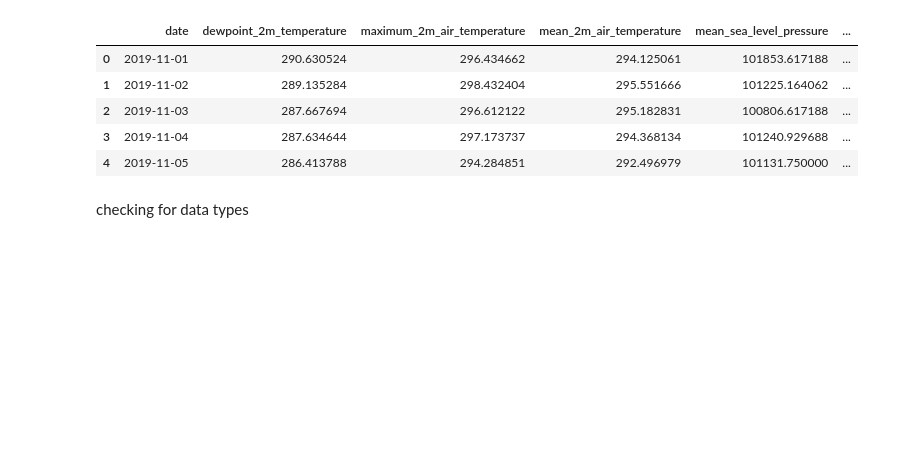
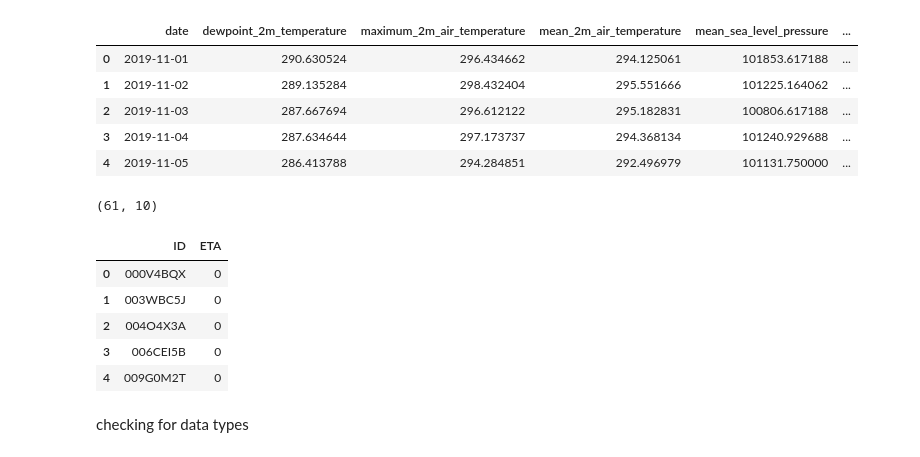
Before and after one commit to damzking/final-pro, a Jupyter notebook: Notebook/ETA-prediction.ipynb, the cells around one changed output. Cells and saved outputs as stored; diff of their text form; code cells hidden in the pictures; blank space fills up the shorter version.

```diff
--- a/Notebook/ETA-prediction.ipynb
+++ b/Notebook/ETA-prediction.ipynb
@@ -74,6 +74,19 @@ weather_df.head()
 | 2 | 2019-11-03 | 287.667694 | 296.612122 | 295.182831 | 100806.617188 | ... |
 | 3 | 2019-11-04 | 287.634644 | 297.173737 | 294.368134 | 101240.929688 | ... |
 | 4 | 2019-11-05 | 286.413788 | 294.284851 | 292.496979 | 101131.750000 | ... |
+# %%
+weather_df.shape
+# %% [output]
+(61, 10)
+# %%
+sample_df.head()
+# %% [output]
+|  | ID | ETA |
+| 0 | 000V4BQX | 0 |
+| 1 | 003WBC5J | 0 |
+| 2 | 004O4X3A | 0 |
+| 3 | 006CEI5B | 0 |
+| 4 | 009G0M2T | 0 |
 # %% [markdown]
 checking for data types
 # %%
```
Also changed, not shown: parts of 28 cells of this notebook.
